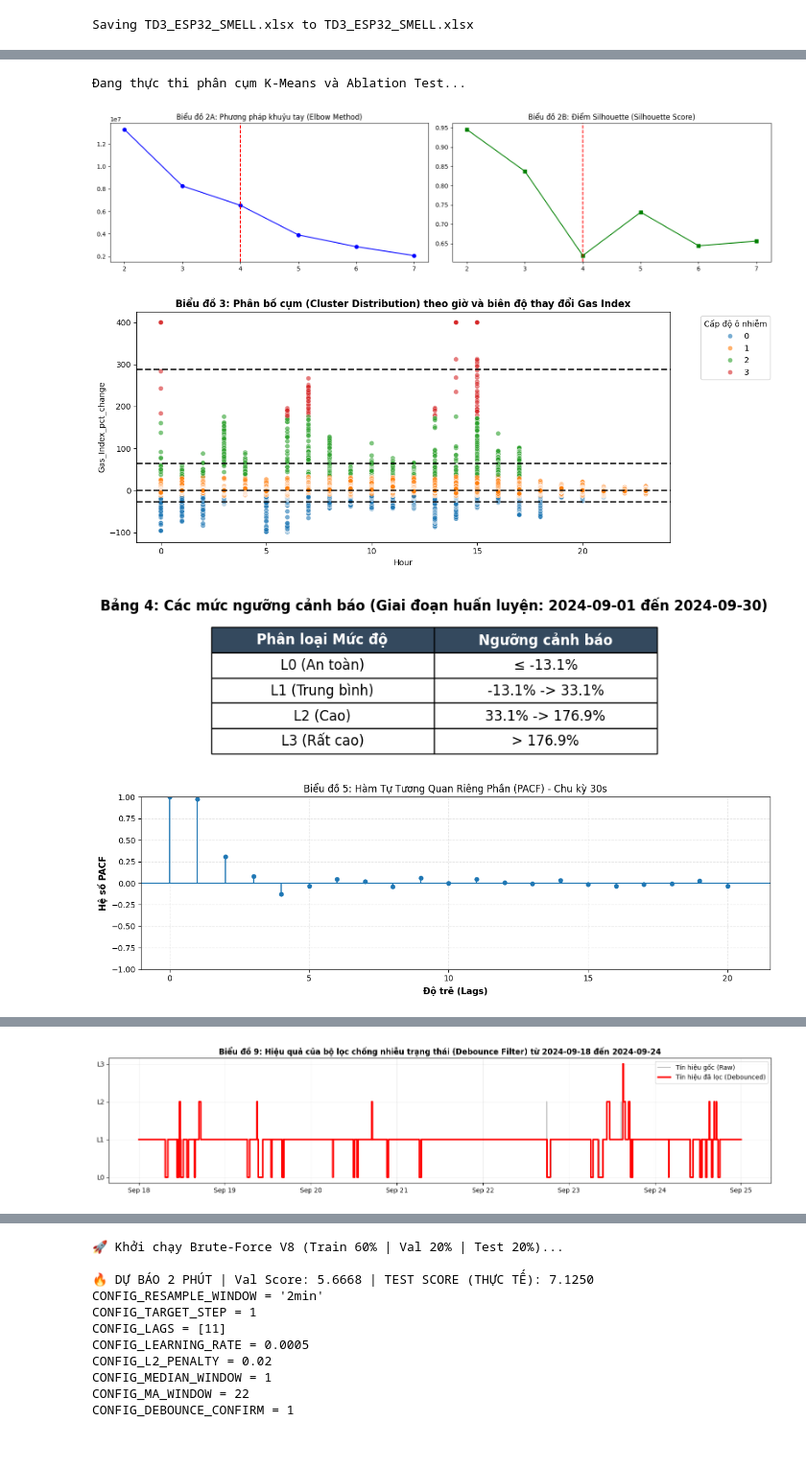
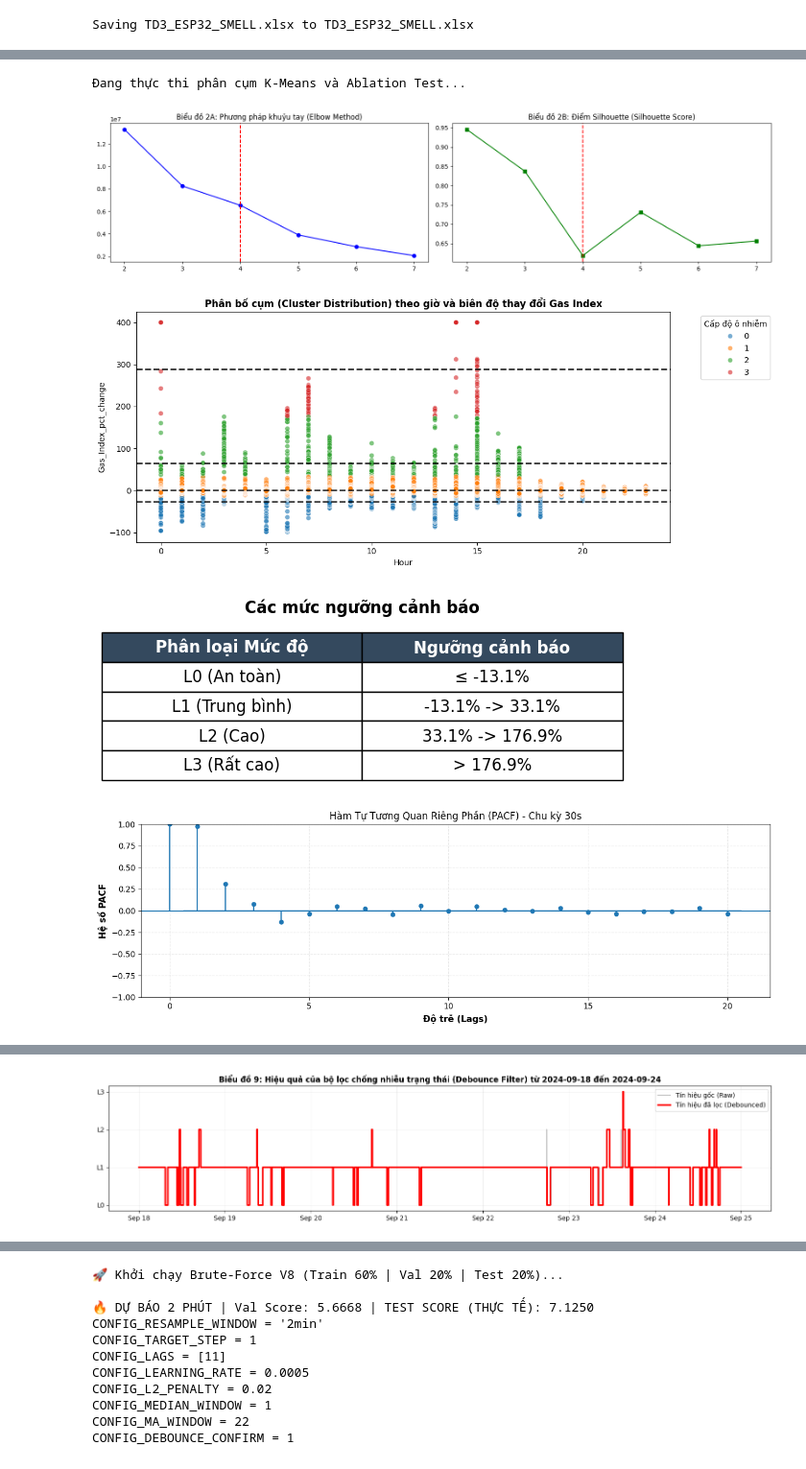
Before and after one commit to Thienluong9999/IoT_ph-ng_kh-m_th-_y, a Jupyter notebook: MLTrain_Notebook/Notebook/ML/MLEsp32.ipynb, the cells around one changed output, grey strips where cells are left out. Shown at 96% size. Saved outputs shown, nothing was run; the diff lists cells and outputs as text; code cells hidden in the pictures.

```diff
--- a/MLTrain_Notebook/Notebook/ML/MLEsp32.ipynb
+++ b/MLTrain_Notebook/Notebook/ML/MLEsp32.ipynb
@@ -280,7 +280,7 @@ df_plot_7d = df[mask_7d]
 
 # 1. Biểu đồ Pipeline kết hợp dữ liệu sớm
 fig, ax = plt.subplots(figsize=(15, 5))
-fig.suptitle(f'Biểu đồ 1: Hệ thống kết hợp dữ liệu sớm (Early Fusion Pipeline) từ {CONFIG_PLOT_7D_START} đến {CONFIG_PLOT_7D_END}', weight='bold')
+fig.suptitle(f'Hệ thống kết hợp dữ liệu sớm (Early Fusion Pipeline) từ {CONFIG_PLOT_7D_START} đến {CONFIG_PLOT_7D_END}', weight='bold')
 ax.plot(df_plot_7d["Timestamp"], df_plot_7d["Gas_Index"], label='Gas Index (Đã kết hợp)', color='goldenrod', alpha=0.6)
 ax.plot(df_plot_7d["Timestamp"], df_plot_7d['Gas_Index_baseline'], label='Baseline', color='red', linewidth=2.5)
 ax.xaxis.set_major_formatter(mdates.DateFormatter('%b %d'))
@@ -305,7 +305,7 @@ plt.tight_layout(); plt.show()
 plt.figure(figsize=(12, 5))
 sns.scatterplot(data=df, x='Hour', y='Gas_Index_pct_change', hue='pollution_level', palette='tab10', alpha=0.6)
 for c in sorted_centers: plt.axhline(y=c, color='black', ls='--', lw=2, alpha=0.8)
-plt.title('Biểu đồ 3: Phân bố cụm (Cluster Distribution) theo giờ và biên độ thay đổi Gas Index', weight='bold')
+plt.title('Phân bố cụm (Cluster Distribution) theo giờ và biên độ thay đổi Gas Index', weight='bold')
 plt.legend(title='Cấp độ ô nhiễm', bbox_to_anchor=(1.05, 1), loc='upper left'); plt.tight_layout(); plt.show()
 
 # 4. Bảng luật phân mức K-Means
@@ -318,7 +318,7 @@ tbl = ax.table(cellText=df_rules.values, colLabels=df_rules.columns, cellLoc='ce
 tbl.auto_set_font_size(False); tbl.set_fontsize(12)
 for (r, c), cell in tbl.get_celld().items():
     if r == 0: cell.set_text_props(weight='bold', color='white'); cell.set_facecolor('#34495E')
-plt.title(f"Bảng 4: Các mức ngưỡng cảnh báo (Giai đoạn huấn luyện: {CONFIG_KMEANS_START} đến {CONFIG_KMEANS_END})", weight='bold', pad=15); plt.show()
+plt.title(f"Các mức ngưỡng cảnh báo", weight='bold', pad=15); plt.show()
 
 # BIỂU ĐỒ 5: HÀM TỰ TƯƠNG QUAN RIÊNG PHẦN (PACF PLOT)
 
@@ -330,7 +330,7 @@ plot_pacf(
     pacf_series,
     lags=CONFIG_PACF_PLOT_LAGS,
     method='ywm',
-    title=f"Biểu đồ 5: Hàm Tự Tương Quan Riêng Phần (PACF) - Chu kỳ {CONFIG_RESAMPLE_WINDOW}",
+    title=f"Hàm Tự Tương Quan Riêng Phần (PACF) - Chu kỳ {CONFIG_RESAMPLE_WINDOW}",
     ax=plt.gca()
 )
 
@@ -370,7 +370,7 @@ plt.figure(figsize=(15, 5))
 plt.plot(time_stable[mask_zoom], gas_index_actual[mask_np_zoom], 'k-', alpha=0.7, label=f'Thực tế (t+{CONFIG_TARGET_STEP})')
 plt.plot(time_stable[mask_zoom], gas_index_pred_molr[mask_np_zoom], 'b-', alpha=0.9, label='Mô hình MOLR')
 plt.plot(time_stable[mask_zoom], gas_index_baseline_pred[mask_np_zoom], 'r:', alpha=0.7, label='Mô hình Baseline')
-plt.title(f'Biểu đồ 7B: Chi tiết dự báo Gas Index khung giờ cao điểm (15:00 - 21:00, Ngày {CONFIG_PLOT_TEST_DAY})', weight='bold')
+plt.title(f'Chi tiết dự báo Gas Index khung giờ cao điểm (15:00 - 21:00, Ngày {CONFIG_PLOT_TEST_DAY})', weight='bold')
 plt.ylabel("Điểm Gas Index (0.0 - 1.0)", weight='bold')
 plt.gca().xaxis.set_major_formatter(mdates.DateFormatter('%H:%M'))
 plt.legend(); plt.grid(alpha=0.3); plt.show()
@@ -431,7 +431,7 @@ sns.heatmap(
     xticklabels=corr_labels,
     yticklabels=corr_labels
 )
-plt.title("Biểu đồ: Ma trận tương quan Pearson giữa Môi trường (Nhiệt - Ẩm) và Cảm biến Khí\n(Dữ liệu thực nghiệm tháng 9)", weight='bold', pad=15)
+plt.title("Biểu đồ: Ma trận tương quan Pearson giữa Các cảm biến\n", weight='bold', pad=15)
 plt.xticks(fontsize=11, weight='bold')
 plt.yticks(fontsize=11, weight='bold', rotation=0)
 plt.tight_layout()
@@ -439,23 +439,43 @@ plt.show()
 
 
 # ==============================================================================
-# 10. BẢNG ĐỐI CHỨNG (BENCHMARK) VỚI CÁC MÔ HÌNH
+# 10. BẢNG ĐỐI CHỨNG (BENCHMARK) GIỮA AR(1) VÀ MOLR
 # ==============================================================================
 benchmark_data = {
-    "Mô hình": ["Baseline", "AR(1)", "MOLR"],
-    "Đầu vào": ["y(t)", "y(t)", f"{len(feature_cols)} Đặc trưng"],
-    "RMSE": [f"{rmse_baseline_stable:.4f}", f"{rmse_ar1:.4f}", f"{rmse_molr_stable:.4f}"],
-    "Mức độ cải thiện": ["-", f"{imp_ar1:+.2f}%", f"{improvement_stable:+.2f}%"],
-    "Hỗ trợ Online": ["Không", "Không", "Có"]
+    "Mô hình": ["Mô hình Tự hồi quy AR(1)", "Mô hình Đề xuất (MOLR)"],
+    "Đầu vào": ["y(t)", f"{len(feature_cols)} Đặc trưng"],
+    "RMSE": [f"{rmse_ar1:.4f}", f"{rmse_molr_stable:.4f}"],
+    "Mức độ cải thiện": [f"{imp_ar1:+.2f}%", f"{improvement_stable:+.2f}%"],
+    "Học trực tuyến (Online)": ["Không", "Có (Online trên ESP32)"]
 }
-fig, ax = plt.subplots(figsize=(9, 2.2)); ax.axis('off')
+
+fig, ax = plt.subplots(figsize=(9, 1.8))
+ax.axis('off')
+
 df_bm = pd.DataFrame(benchmark_data)
-tbl_bm = ax.table(cellText=df_bm.values, colLabels=df_bm.columns, cellLoc='center', loc='center', bbox=[0,0,1,1])
+tbl_bm = ax.table(
+    cellText=df_bm.values,
+    colLabels=df_bm.columns,
+    cellLoc='center',
+    loc='center',
+    bbox=[0, 0, 1, 1]
+)
 tbl_bm.set_fontsize(11)
+
+# Định dạng màu sắc bảng
 for (r, c), cell in tbl_bm.get_celld().items():
-    if r == 0: cell.set_text_props(weight='bold', color='white'); cell.set_facecolor('#1F618D')
-    elif r == 3: cell.set_facecolor('#D5F5E3'); cell.set_text_props(weight='bold')
-plt.title("Bảng 10: So sánh hiệu năng các hệ thống dự báo", weight='bold', pad=15); plt.show()
+    if r == 0:
+        # Tiêu đề cột màu xanh dương đậm
+        cell.set_text_props(weight='bold', color='white')
+        cell.set_facecolor('#1F618D')
+    elif r == 2:
+        # Hàng mô hình MOLR tô màu xanh lá nổi bật
+        cell.set_facecolor('#D5F5E3')
+        cell.set_text_props(weight='bold')
+
+plt.title("So sánh đối chứng giữa mô hình AR(1) và mô hình MOLR", weight='bold', pad=15)
+plt.tight_layout()
+plt.show()
 
 # ==============================================================================
 # XUẤT MẢNG TRỌNG SỐ W VÀ BIAS DÀNH CHO ESP32
@@ -489,6 +509,6 @@ Giảm dao động cảnh báo: Từ 582 xuống 251 lần (Giảm thiểu 331 l
 Đang thực thi phân cụm K-Means và Ablation Test...
 [figure]
-[figure, old version]
+[figure, new version]
-[figure, old version]
+[figure, new version]
-[figure, old version]
+[figure, new version]
 [figure]
```
Also changed, not shown: parts of 1 cell of this notebook.
